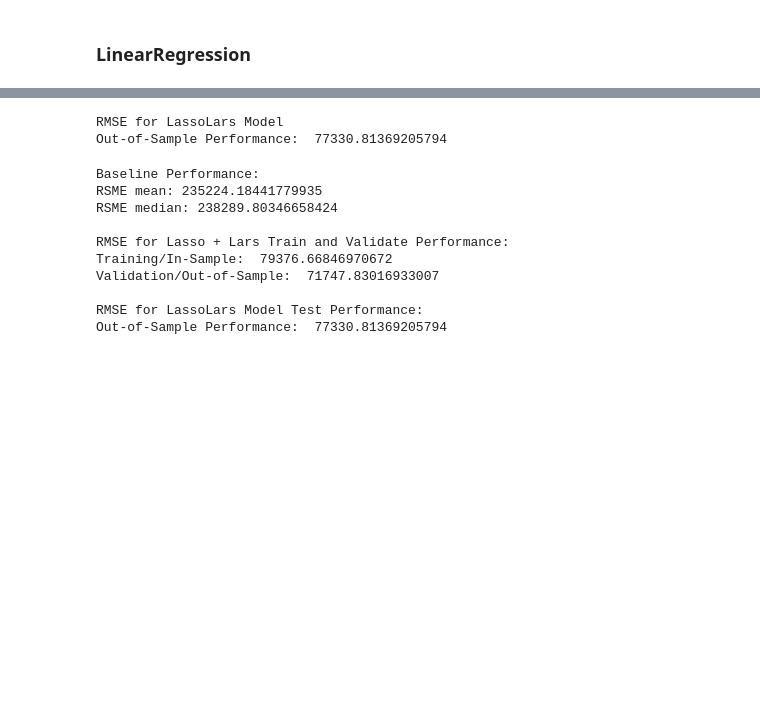
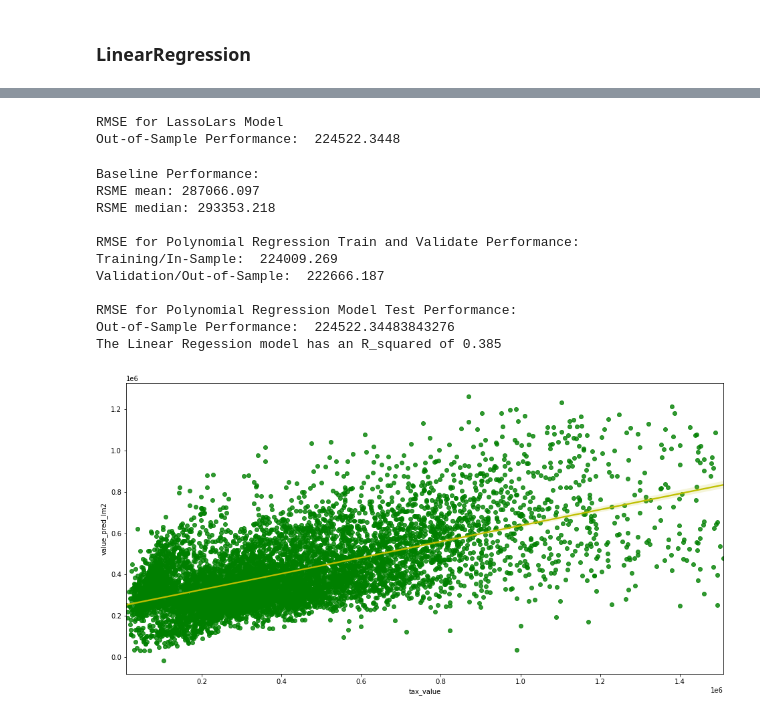
Before and after one commit to mdalton87/regression-exercises, a Jupyter notebook: regression_project/test_zillow.ipynb, the cells around one changed output, grey strips where cells are left out. Cells and saved outputs as stored; diff of their text form; code cells hidden in the pictures; blank space fills up the shorter version.

```diff
--- a/regression_project/test_zillow.ipynb
+++ b/regression_project/test_zillow.ipynb
@@ -523,14 +514,14 @@ Validation/Out-of-Sample:  71747.83016933007
 # %% [markdown]
 ## Polynomial Regression
 # %%
-# pf = PolynomialFeatures(degree=2)
+pf = PolynomialFeatures(degree=2)
 
-# # fit and transform X_train_scaled
-# X_train_degree2 = pf.fit_transform(X_train)
+# fit and transform X_train_scaled
+X_train_degree2 = pf.fit_transform(X_train_scaled)
 
-# # transform X_validate_scaled & X_test_scaled
-# X_validate_degree2 = pf.transform(X_validate)
-# X_test_degree2 = pf.transform(X_test)
+# transform X_validate_scaled & X_test_scaled
+X_validate_degree2 = pf.transform(X_validate_scaled)
+X_test_degree2 = pf.transform(X_test_scaled)
 # %% [markdown]
 ### LinearRegression
 # %%
@@ -560,23 +572,13 @@ Validation/Out-of-Sample:  71747.83016933007
 # %%
-# y_test = pd.DataFrame(y_test)
+y_test = pd.DataFrame(y_test)
 
-# # predict on test
-# y_test['value_pred_lm'] = lm.predict(X_test)
+# predict on test
+y_test['value_pred_lm2'] = lm2.predict(X_test_degree2)
 
-# # evaluate: rmse
-# rmse_test = mean_squared_error(y_test.tax_value, y_test.value_pred_lm) ** (1/2)
+# evaluate: rmse
+rmse_test = mean_squared_error(y_test.tax_value, y_test.value_pred_lm2) ** (1/2)
 
-# print("RMSE for OLS Model using LinearRegression\nOut-of-Sample Performance: ", rmse_test)
+print("RMSE for LassoLars Model\nOut-of-Sample Performance: ", round(rmse_test, 4))
+# %% [output]
+RMSE for LassoLars Model
+Out-of-Sample Performance:  224522.3448
-# %%
-y_test = pd.DataFrame(y_test)
-
-# predict on test
-y_test['value_pred_lars'] = lars.predict(X_test)
-
-# evaluate: rmse
-rmse_test = mean_squared_error(y_test.tax_value, y_test.value_pred_lars) ** (1/2)
-
-print("RMSE for LassoLars Model\nOut-of-Sample Performance: ", rmse_test)
-# %% [output]
-RMSE for LassoLars Model
-Out-of-Sample Performance:  77330.81369205794
@@ -603,19 +585,30 @@ Out-of-Sample Performance:  77330.81369205794
 # %%
-print(f'Baseline Performance:\nRSME mean: {rmse_train_baseline_mean}\nRSME median: {rmse_train_baseline_median}\n')
+print(f'Baseline Performance:\nRSME mean: {round(rmse_train_baseline_mean, 3)}\nRSME median: {round(rmse_train_baseline_median,3)}\n')
 
 
-print("RMSE for Lasso + Lars Train and Validate Performance:\nTraining/In-Sample: ", rmse_train,
-      "\nValidation/Out-of-Sample: ", rmse_validate, '\n')
+print("RMSE for Polynomial Regression Train and Validate Performance:\nTraining/In-Sample: ", round(rmse_train,3),
+      "\nValidation/Out-of-Sample: ", round(rmse_validate,3), '\n')
 
-print("RMSE for LassoLars Model Test Performance:\nOut-of-Sample Performance: ", rmse_test)
+print("RMSE for Polynomial Regression Model Test Performance:\nOut-of-Sample Performance: ", rmse_test)
+print(f'The Linear Regession model has an R_squared of {round(r2_score_lm2, 3)}')
 # %% [output]
 Baseline Performance:
-RSME mean: 235224.18441779935
-RSME median: 238289.80346658424
+RSME mean: 287066.097
+RSME median: 293353.218
 
-RMSE for Lasso + Lars Train and Validate Performance:
-Training/In-Sample:  79376.66846970672
-Validation/Out-of-Sample:  71747.83016933007
+RMSE for Polynomial Regression Train and Validate Performance:
+Training/In-Sample:  224009.269
+Validation/Out-of-Sample:  222666.187
 
-RMSE for LassoLars Model Test Performance:
-Out-of-Sample Performance:  77330.81369205794
+RMSE for Polynomial Regression Model Test Performance:
+Out-of-Sample Performance:  224522.34483843276
+The Linear Regession model has an R_squared of 0.385
+# %%
+plt.figure(figsize=(16,8))
+
+sns.regplot(data=y_test, x=y_validate.tax_value, y = y_validate.value_pred_lm2,
+            scatter_kws={'color':'green'}, line_kws={'color':'y'})
+
+plt.show()
+# %% [output]
+[figure, added]
```
Also changed, not shown: parts of 51 cells of this notebook, 3 other files.
